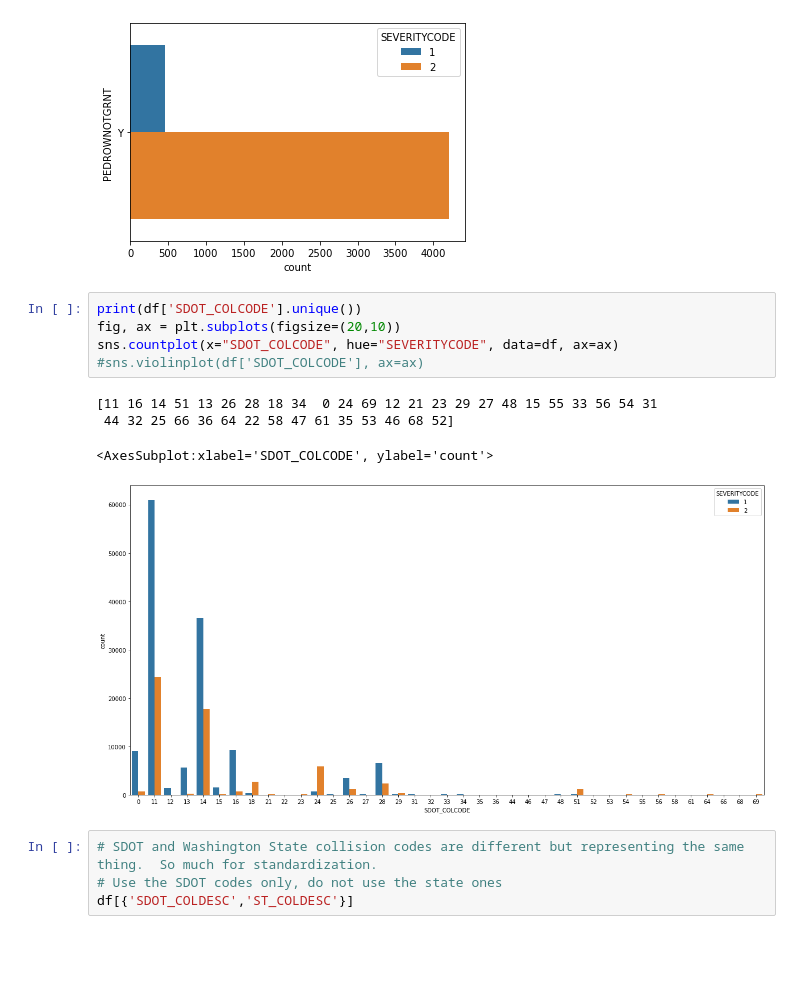
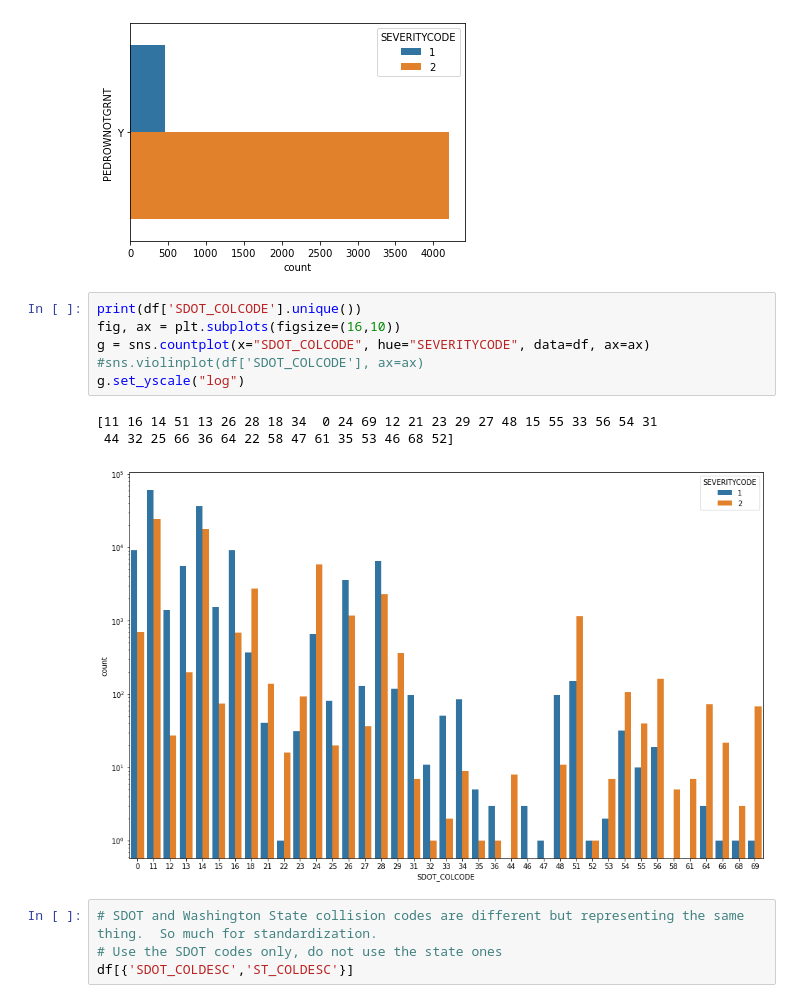
Before and after one commit to koursera/Coursera_Capstone, a Jupyter notebook: Traffic-Accident-Prediction-CRISP.ipynb, the cells around one changed output. Saved outputs shown, nothing was run; the diff lists cells and outputs as text; blank space fills up the shorter version.

```diff
--- a/Traffic-Accident-Prediction-CRISP.ipynb
+++ b/Traffic-Accident-Prediction-CRISP.ipynb
@@ -635,14 +742,14 @@ Name: PEDROWNOTGRNT, dtype: int64
 [figure]
 # %%
 print(df['SDOT_COLCODE'].unique())
-fig, ax = plt.subplots(figsize=(20,10))
-sns.countplot(x="SDOT_COLCODE", hue="SEVERITYCODE", data=df, ax=ax)
+fig, ax = plt.subplots(figsize=(16,10))
+g = sns.countplot(x="SDOT_COLCODE", hue="SEVERITYCODE", data=df, ax=ax)
 #sns.violinplot(df['SDOT_COLCODE'], ax=ax)
+g.set_yscale("log")
 # %% [output]
 [11 16 14 51 13 26 28 18 34  0 24 69 12 21 23 29 27 48 15 55 33 56 54 31
  44 32 25 66 36 64 22 58 47 61 35 53 46 68 52]
-<AxesSubplot:xlabel='SDOT_COLCODE', ylabel='count'>
-[figure, old version]
+[figure, new version]
 # %%
 # SDOT and Washington State collision codes are different but representing the same thing.  So much for standardization.
 # Use the SDOT codes only, do not use the state ones
```
Also changed, not shown: parts of 91 cells of this notebook.
